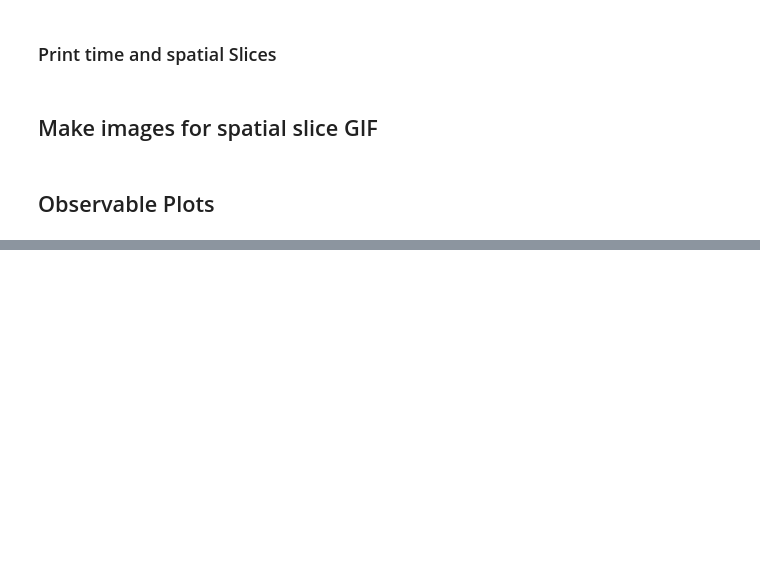
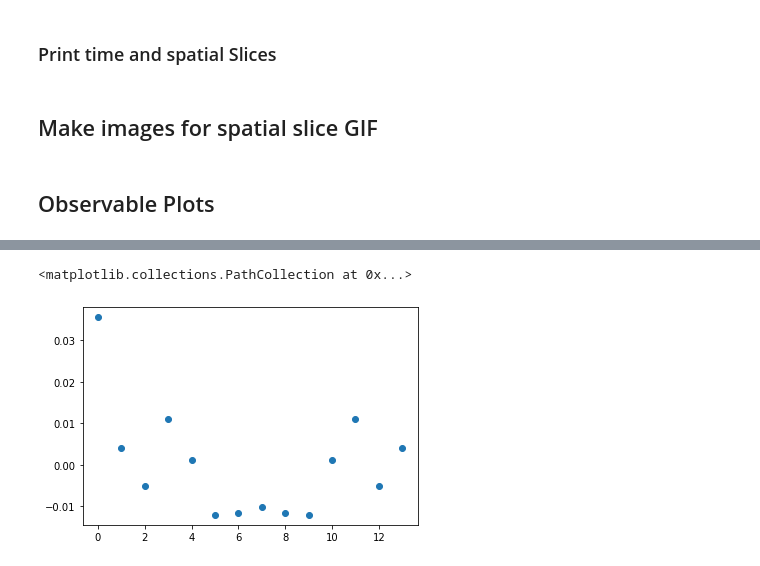
Before and after one commit to ats2008/phiFourSim, a Jupyter notebook: PhiFourLatticeValidation.ipynb, the cells around one changed output, grey strips where cells are left out. Cells and saved outputs as stored; diff of their text form; code cells hidden in the pictures; blank space fills up the shorter version.

```diff
--- a/PhiFourLatticeValidation.ipynb
+++ b/PhiFourLatticeValidation.ipynb
@@ -264,0 +506,6 @@ energy.shape[0]
+# %%
+x=np.arange(av.shape[0])
+plt.scatter(x,av*8*8*8)
+# %% [output]
+<matplotlib.collections.PathCollection at 0x...>
+[figure, added]
```
Also changed, not shown: parts of 19 cells of this notebook, 5 other files.
